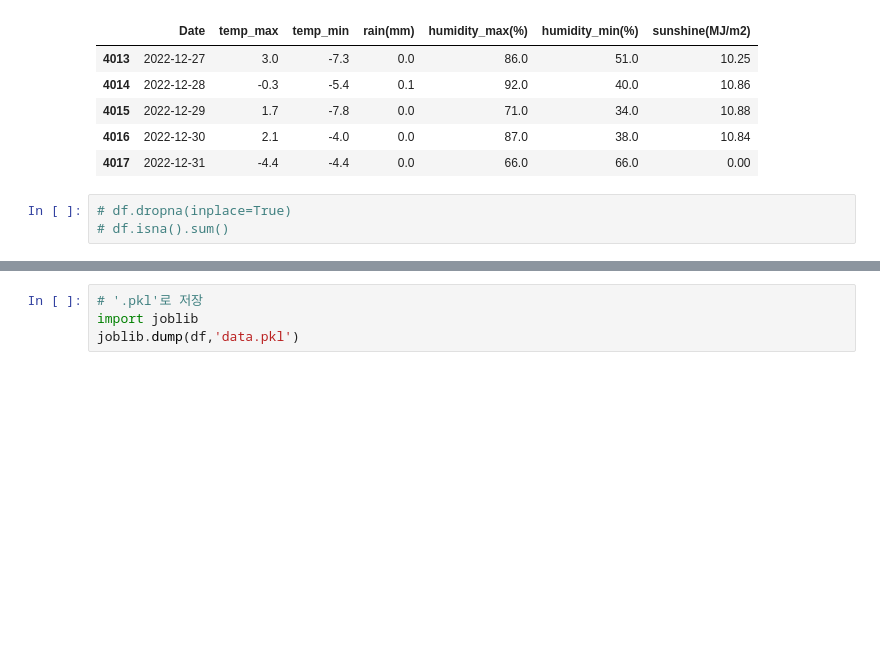
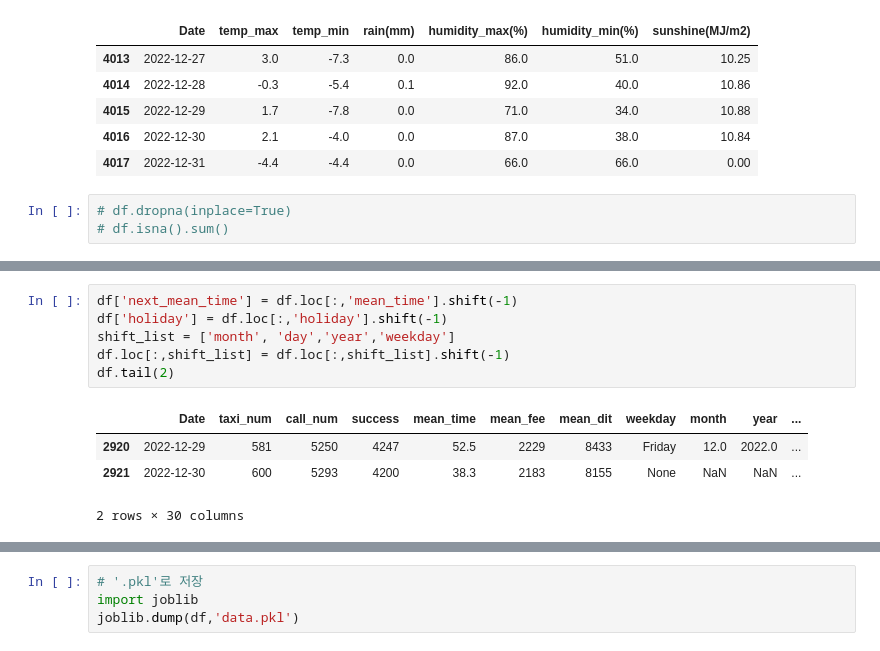
Before and after one commit to hon3538/KT_AIVLE, a Jupyter notebook: Project/미니 프로젝트 2차 - 2/1.데이터전처리_에이블러용.ipynb, the cells around one changed output, grey strips where cells are left out. Cells and saved outputs as stored; diff of their text form; blank space fills up the shorter version.

```diff
--- a/Project/미니 프로젝트 2차 - 2/1.데이터전처리_에이블러용.ipynb
+++ b/Project/미니 프로젝트 2차 - 2/1.데이터전처리_에이블러용.ipynb
@@ -590,0 +622,11 @@ wt_data.tail()
+# %%
+df['next_mean_time'] = df.loc[:,'mean_time'].shift(-1)
+df['holiday'] = df.loc[:,'holiday'].shift(-1)
+shift_list = ['month', 'day','year','weekday']
+df.loc[:,shift_list] = df.loc[:,shift_list].shift(-1)
+df.tail(2)
+# %% [output]
+|  | Date | taxi_num | call_num | success | mean_time | mean_fee | mean_dit | weekday | month | year | ... |
+| 2920 | 2022-12-29 | 581 | 5250 | 4247 | 52.5 | 2229 | 8433 | Friday | 12.0 | 2022.0 | ... |
+| 2921 | 2022-12-30 | 600 | 5293 | 4200 | 38.3 | 2183 | 8155 | None | NaN | NaN | ... |
+2 rows × 30 columns
```
Also changed, not shown: parts of 13 cells of this notebook, 7 other files.
